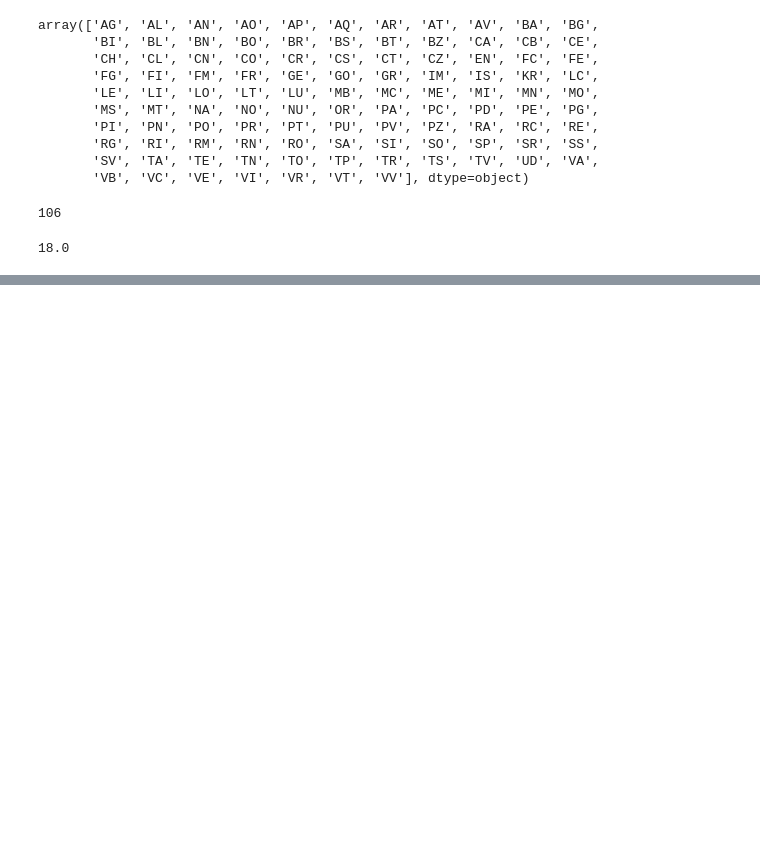
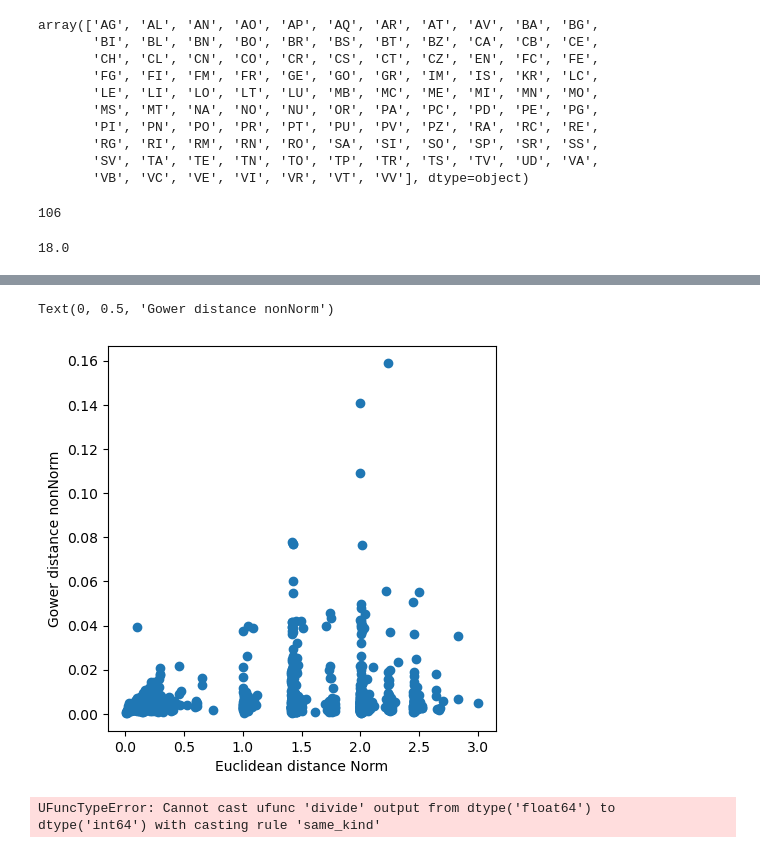
Before and after one commit to jaclenti/NFVAE-population-synthesis, a Jupyter notebook: notebooks/lc_prova_ew_pops.ipynb, the cells around one changed output, grey strips where cells are left out. Saved outputs shown, nothing was run; the diff lists cells and outputs as text; code cells hidden in the pictures; blank space fills up the shorter version.

```diff
--- a/notebooks/lc_prova_ew_pops.ipynb
+++ b/notebooks/lc_prova_ew_pops.ipynb
@@ -487,0 +641,39 @@ len(df)/len(df.prov.unique())
+# %%
+# gower non riscalato
+
+a_real = all_baselines['df_real95']
+a_syn = all_baselines['df_nfvae95']
+# %%
+dist_gower_nonNorm = gower.gower_matrix(a_real.values,a_syn.values)
+# %%
+dist_gower_nonNorm = dist_gower_nonNorm.min(axis=1)
+# %%
+fig,ax = plt.subplots(1,figsize=(5,5))
+ax.scatter(dists_eu,dist_gower_nonNorm)
+ax.set_xlabel("Euclidean distance Norm")
+ax.set_ylabel("Gower distance nonNorm")
+# %% [output]
+Text(0, 0.5, 'Gower distance nonNorm')
+[figure, added]
+# %%
+import numpy as np
+from sklearn.metrics import pairwise_distances
+
+# Dati di esempio
+X = np.array([
+    [1, 50],
+    [4, 80],
+    [7, 65]
+])
+
+# Distanza euclidea
+dist_eucl = pairwise_distances(X, metric='euclidean')
+
+# Distanza di Gower (solo numeriche → normalizzata sui range)
+from gower import gower_matrix
+dist_gower = gower_matrix(X)
+
+print("Matrice distanza euclidea:\n", dist_eucl)
+print("\nMatrice distanza di Gower:\n", dist_gower)
+# %% [output]
+UFuncTypeError: Cannot cast ufunc 'divide' output from dtype('float64') to dtype('int64') with casting rule 'same_kind'
```
Also changed, not shown: parts of 14 cells of this notebook, 4 other files.
